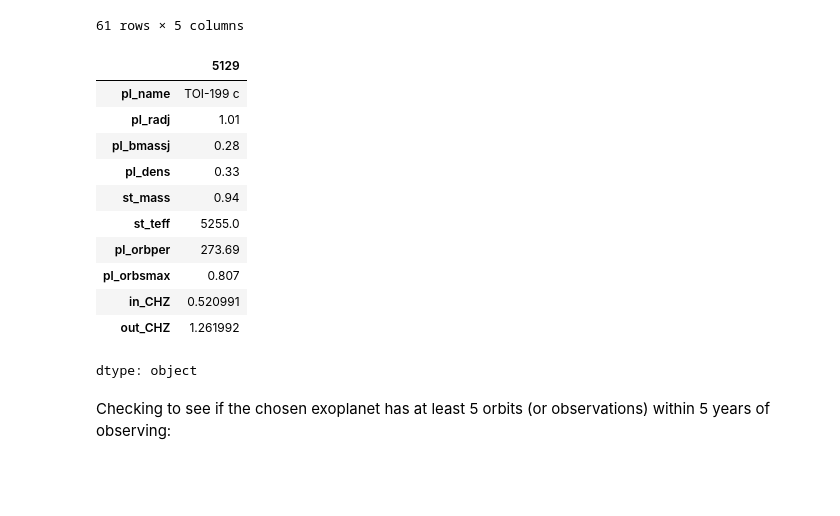
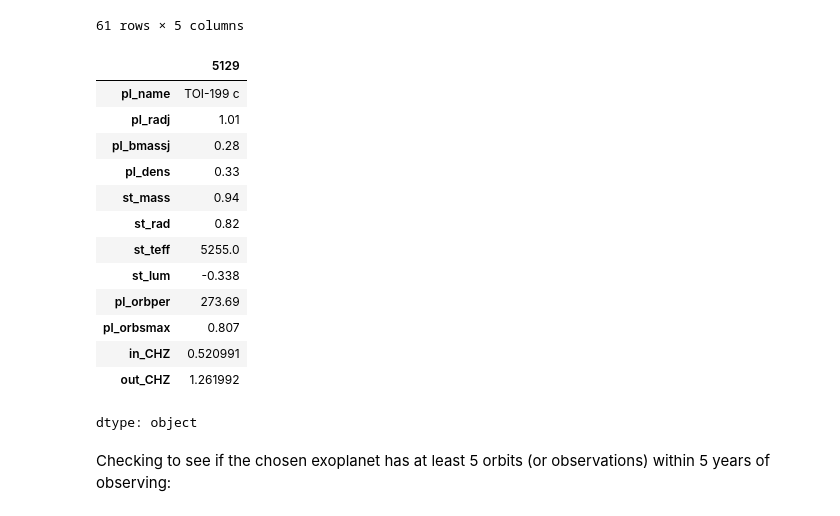
Before and after one commit to liamhall64/Habitable-Exomoons-2, a Jupyter notebook: Exomoon_Code_MK2_Cold_Gas_Giants.ipynb, the cells around one changed output. Cells and saved outputs as stored; diff of their text form; code cells hidden in the pictures; blank space fills up the shorter version.

```diff
--- a/Exomoon_Code_MK2_Cold_Gas_Giants.ipynb
+++ b/Exomoon_Code_MK2_Cold_Gas_Giants.ipynb
@@ -212,16 +192,18 @@ test
 | 5668 | ups And d | 12.50 | 2.51329 | 1.312329 | 3.050699 |
 61 rows × 5 columns
 # %%
-planet = filtered_archive.loc[5129,['pl_name','pl_radj', 'pl_bmassj', 'pl_dens', 'st_mass', 'st_teff', 'pl_orbper', 'pl_orbsmax','in_CHZ','out_CHZ']]
+planet = filtered_archive.loc[5129,['pl_name','pl_radj', 'pl_bmassj', 'pl_dens', 'st_mass', 'st_rad', 'st_teff', 'st_lum', 'pl_orbper', 'pl_orbsmax','in_CHZ','out_CHZ']]
 planet
 # %% [output]
 |  | 5129 |
 | pl_name | TOI-199 c |
 | pl_radj | 1.01 |
 | pl_bmassj | 0.28 |
 | pl_dens | 0.33 |
 | st_mass | 0.94 |
+| st_rad | 0.82 |
 | st_teff | 5255.0 |
+| st_lum | -0.338 |
 | pl_orbper | 273.69 |
 | pl_orbsmax | 0.807 |
 | in_CHZ | 0.520991 |
```
Also changed, not shown: parts of 6 cells of this notebook.
